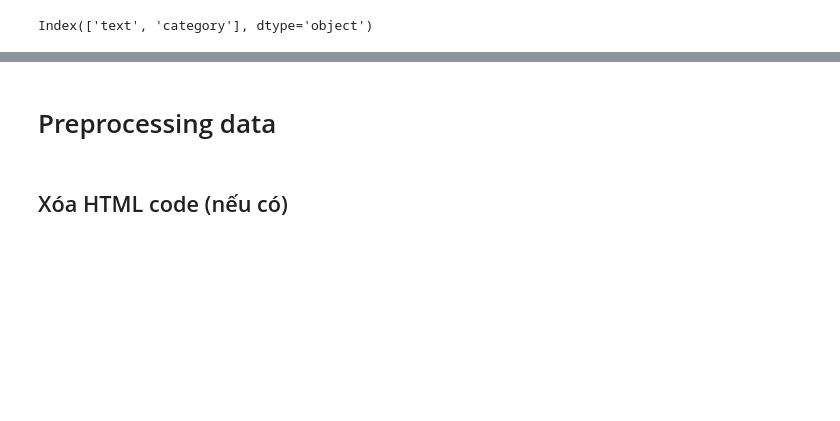
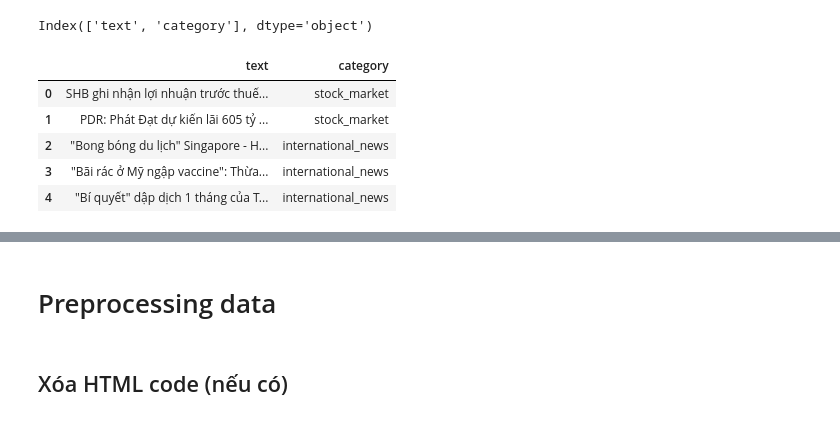
Before and after one commit to datkt1998/Text-Classification-of-News-Articles, a Jupyter notebook: code_in_dev.ipynb, the cells around one changed output, grey strips where cells are left out. Drawn from its saved outputs; the diff is of its cells as text; code cells hidden in the pictures; blank space fills up the shorter version.

```diff
--- a/code_in_dev.ipynb
+++ b/code_in_dev.ipynb
@@ -9,4 +9,13 @@ data = pd.read_csv(data_raw)
 data.columns
 # %% [output]
 Index(['text', 'category'], dtype='object')
+# %%
+data.head(5)
+# %% [output]
+|  | text | category |
+| 0 | SHB ghi nhận lợi nhuận trước thuế... | stock_market |
+| 1 | PDR: Phát Đạt dự kiến lãi 605 tỷ ... | stock_market |
+| 2 | "Bong bóng du lịch" Singapore - H... | international_news |
+| 3 | "Bãi rác ở Mỹ ngập vaccine": Thừa... | international_news |
+| 4 | "Bí quyết" dập dịch 1 tháng của T... | international_news |
 # %%
```
Also changed, not shown: parts of 9 cells of this notebook, 5 other files.
